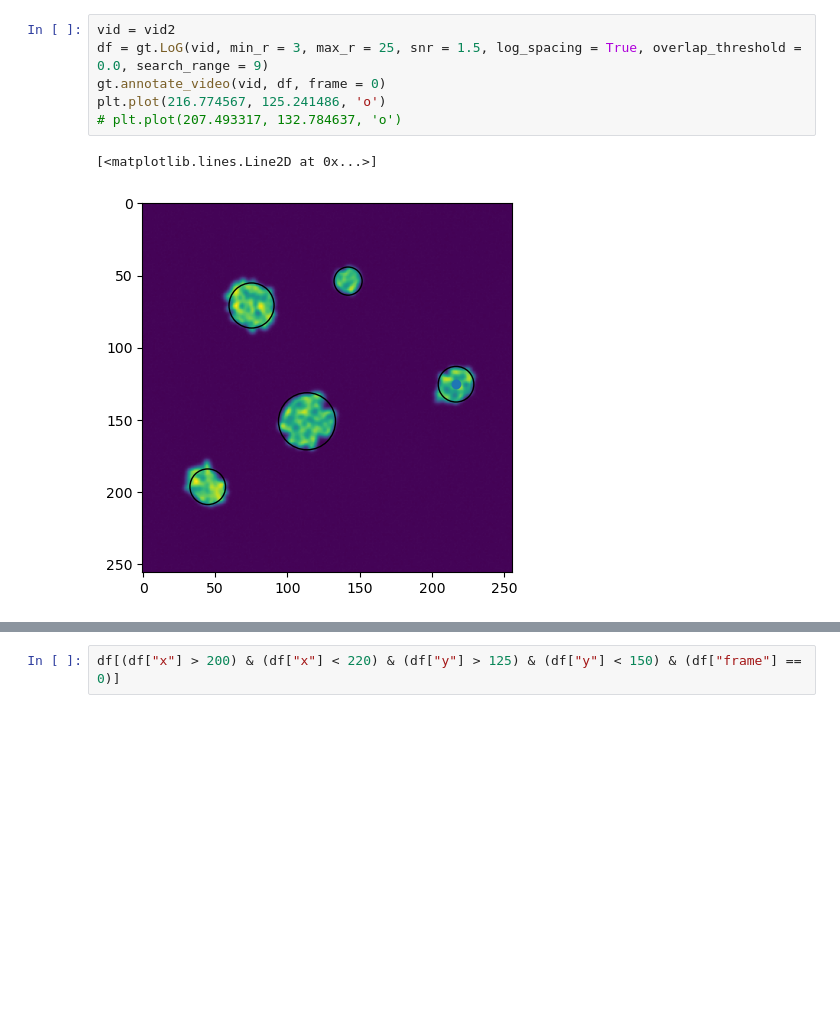
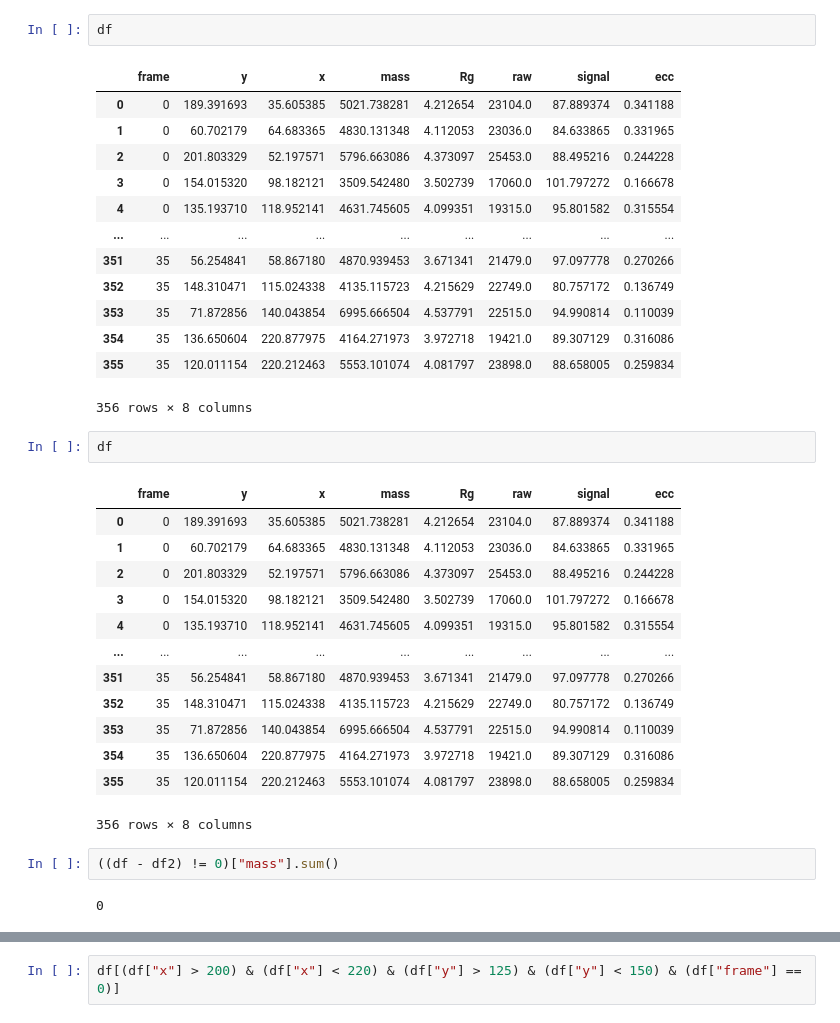
Before and after one commit to amfaber/tracking_optimizations, a Jupyter notebook: gpu-tracking/testing/marcus_blobs/track_marcus_jacob_data.ipynb, the cells around one changed output, grey strips where cells are left out. Drawn from its saved outputs; the diff is of its cells as text; blank space fills up the shorter version.

```diff
--- a/gpu-tracking/testing/marcus_blobs/track_marcus_jacob_data.ipynb
+++ b/gpu-tracking/testing/marcus_blobs/track_marcus_jacob_data.ipynb
@@ -46,9 +38,36 @@ gt.annotate_video(vid, df, r = d/2)
-# %%
-vid = vid2
-df = gt.LoG(vid, min_r = 3, max_r = 25, snr = 1.5, log_spacing = True, overlap_threshold = 0.0, search_range = 9)
-gt.annotate_video(vid, df, frame = 0)
-plt.plot(216.774567, 125.241486, 'o')
-# plt.plot(207.493317, 132.784637, 'o')
-# %% [output]
-[<matplotlib.lines.Line2D at 0x...>]
-[figure, removed]
+# %%
+df
+# %% [output]
+|  | frame | y | x | mass | Rg | raw | signal | ecc |
+| 0 | 0 | 189.391693 | 35.605385 | 5021.738281 | 4.212654 | 23104.0 | 87.889374 | 0.341188 |
+| 1 | 0 | 60.702179 | 64.683365 | 4830.131348 | 4.112053 | 23036.0 | 84.633865 | 0.331965 |
+| 2 | 0 | 201.803329 | 52.197571 | 5796.663086 | 4.373097 | 25453.0 | 88.495216 | 0.244228 |
+| 3 | 0 | 154.015320 | 98.182121 | 3509.542480 | 3.502739 | 17060.0 | 101.797272 | 0.166678 |
+| 4 | 0 | 135.193710 | 118.952141 | 4631.745605 | 4.099351 | 19315.0 | 95.801582 | 0.315554 |
+| ... | ... | ... | ... | ... | ... | ... | ... | ... |
+| 351 | 35 | 56.254841 | 58.867180 | 4870.939453 | 3.671341 | 21479.0 | 97.097778 | 0.270266 |
+| 352 | 35 | 148.310471 | 115.024338 | 4135.115723 | 4.215629 | 22749.0 | 80.757172 | 0.136749 |
+| 353 | 35 | 71.872856 | 140.043854 | 6995.666504 | 4.537791 | 22515.0 | 94.990814 | 0.110039 |
+| 354 | 35 | 136.650604 | 220.877975 | 4164.271973 | 3.972718 | 19421.0 | 89.307129 | 0.316086 |
+| 355 | 35 | 120.011154 | 220.212463 | 5553.101074 | 4.081797 | 23898.0 | 88.658005 | 0.259834 |
+356 rows × 8 columns
+# %%
+df
+# %% [output]
+|  | frame | y | x | mass | Rg | raw | signal | ecc |
+| 0 | 0 | 189.391693 | 35.605385 | 5021.738281 | 4.212654 | 23104.0 | 87.889374 | 0.341188 |
+| 1 | 0 | 60.702179 | 64.683365 | 4830.131348 | 4.112053 | 23036.0 | 84.633865 | 0.331965 |
+| 2 | 0 | 201.803329 | 52.197571 | 5796.663086 | 4.373097 | 25453.0 | 88.495216 | 0.244228 |
+| 3 | 0 | 154.015320 | 98.182121 | 3509.542480 | 3.502739 | 17060.0 | 101.797272 | 0.166678 |
+| 4 | 0 | 135.193710 | 118.952141 | 4631.745605 | 4.099351 | 19315.0 | 95.801582 | 0.315554 |
+| ... | ... | ... | ... | ... | ... | ... | ... | ... |
+| 351 | 35 | 56.254841 | 58.867180 | 4870.939453 | 3.671341 | 21479.0 | 97.097778 | 0.270266 |
+| 352 | 35 | 148.310471 | 115.024338 | 4135.115723 | 4.215629 | 22749.0 | 80.757172 | 0.136749 |
+| 353 | 35 | 71.872856 | 140.043854 | 6995.666504 | 4.537791 | 22515.0 | 94.990814 | 0.110039 |
+| 354 | 35 | 136.650604 | 220.877975 | 4164.271973 | 3.972718 | 19421.0 | 89.307129 | 0.316086 |
+| 355 | 35 | 120.011154 | 220.212463 | 5553.101074 | 4.081797 | 23898.0 | 88.658005 | 0.259834 |
+356 rows × 8 columns
+# %%
+((df - df2) != 0)["mass"].sum()
+# %% [output]
+0
```
Also changed, not shown: parts of 10 cells of this notebook, 6 other files.
